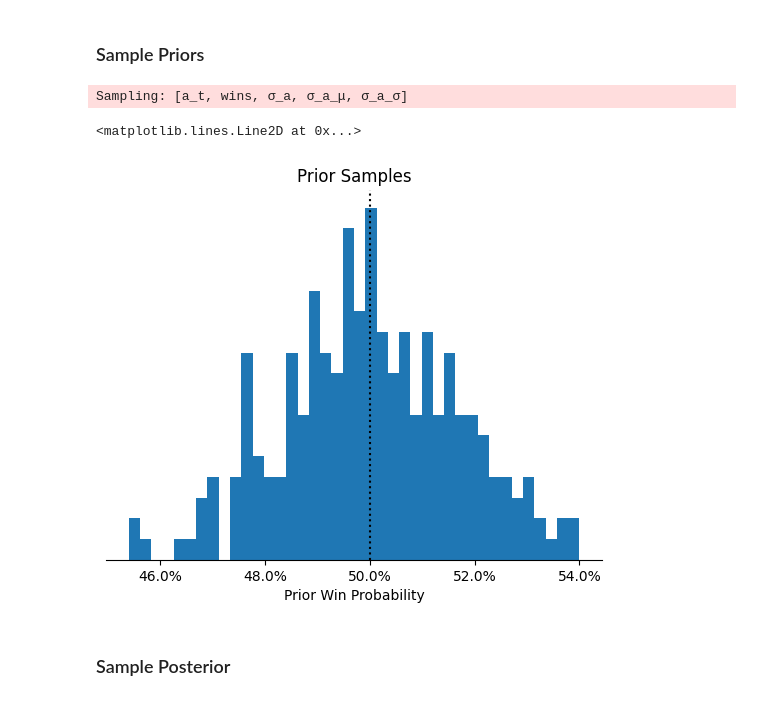
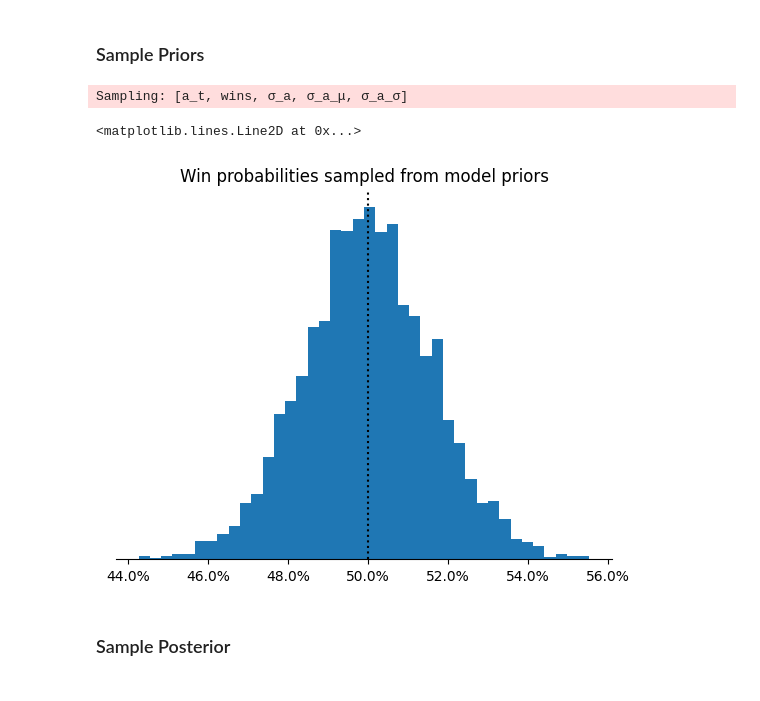
Before and after one commit to dantegates/mlb-statcast, a Jupyter notebook: 2024-rankings/bayesian-ranking-full-2024.ipynb, the cells around one changed output. Drawn from its saved outputs; the diff is of its cells as text; code cells hidden in the pictures.

```diff
--- a/2024-rankings/bayesian-ranking-full-2024.ipynb
+++ b/2024-rankings/bayesian-ranking-full-2024.ipynb
@@ -5,6 +5,9 @@
 # %%
 import pandas as pd
 
-df = pd.read_csv('scores.csv.gz')
+df = pd.concat([
+    pd.read_csv('scores-historical.csv.gz'),
+    pd.read_csv('scores-2024.csv.gz'),
+])
 df.shape
 # %% [output]
@@ -146,7 +279,6 @@ schedule
 # %%
 import numpy as np
 import pymc as pm
-import pytensor
 import pytensor.tensor as pt
 
 
@@ -157,9 +289,11 @@ def softmax(a):
     return a / sum_
 
 
-def Model(home_team_id, away_team_id, N, game_outcomes):
+def Model(year_id, home_team_id, away_team_id, N, game_outcomes):
     with pm.Model() as model:
+        n_years = year_id.nunique()
         n_teams = home_team_id.nunique()
+        year_id = pm.MutableData('year_id', year_id)
         home_team_id = pm.MutableData('home_team_id', home_team_id)
         away_team_id = pm.MutableData('away_team_id', away_team_id)
         N = pm.MutableData('N', N, dims='series')
@@ -168,8 +302,8 @@ def Model(home_team_id, away_team_id, N, game_outcomes):
         σ_a_σ = pm.Gamma('σ_a_σ', mu=np.log(5)/4, sigma=np.log(5)/8)
         σ_a = pm.Gamma('σ_a', mu=σ_a_μ, sigma=σ_a_σ)
 
-        a_t = pm.Normal('a_t', mu=0, sigma=σ_a, shape=n_teams)
-        a_1, a_2 = a_t[home_team_id], a_t[away_team_id]
+        a_t = pm.Normal('a_t', mu=0, sigma=σ_a, shape=(n_years, n_teams))
+        a_1, a_2 = a_t[year_id, home_team_id], a_t[year_id, away_team_id]
         a = pt.stack([a_1, a_2]).T
 
         p = pm.Deterministic('p', softmax(a))
@@ -186,5 +320,5 @@ def Model(home_team_id, away_team_id, N, game_outcomes):
 # %%
-X = scores[scores.season_year.eq(2024)].copy()
+X = scores.copy()
 X
 # %% [output]
 |  | home_team | away_team | season_year | home_team_win | away_team_win | series_length | home_team_id | ... |
@@ -203,11 +337,12 @@ X
 # %%
-n_teams = 30
+year_id = X.season_year - X.season_year.min()
 home_team_id = X.home_team_id
 away_team_id = X.away_team_id
 n_matchups = X.series_length
 observed_wins = X[['home_team_win', 'away_team_win']]
 
 model = Model(
+    year_id=year_id,
     home_team_id=home_team_id,
     away_team_id=away_team_id,
     N=n_matchups,
@@ -218,25 +353,26 @@ model = Model(
 # %%
 import matplotlib.pyplot as plt
 
 with model:
     priors = pm.sample_prior_predictive()
 
 fig, ax = plt.subplots()
 prior_wins = priors.prior_predictive.wins
 ax.hist((prior_wins.sum(axis=(0, 1)) / prior_wins.sum(axis=(0, 1, 3)))[:, 0], bins=40)
 
-ax.set_title('Prior Samples')
-ax.set_xlabel('Prior Win Probability')
+ax.set_title('Win probabilities sampled from model priors')
 ax.xaxis.set_major_formatter('{x:.1%}')
 ax.set_yticks([])
 for spine in ['left', 'top', 'right']:
     ax.spines[spine].set_visible(False)
 
 ax.axvline(.5, ls=':', color='k')
+
+# fig.savefig('assets/priors-win-probability.png', dpi=300)
 # %% [output]
 Sampling: [a_t, wins, σ_a, σ_a_μ, σ_a_σ]
 <matplotlib.lines.Line2D at 0x...>
-[figure, old version]
+[figure, new version]
 # %% [markdown]
 ### Sample Posterior
 # %%
```
Also changed, not shown: parts of 42 cells of this notebook, 3 other files.
